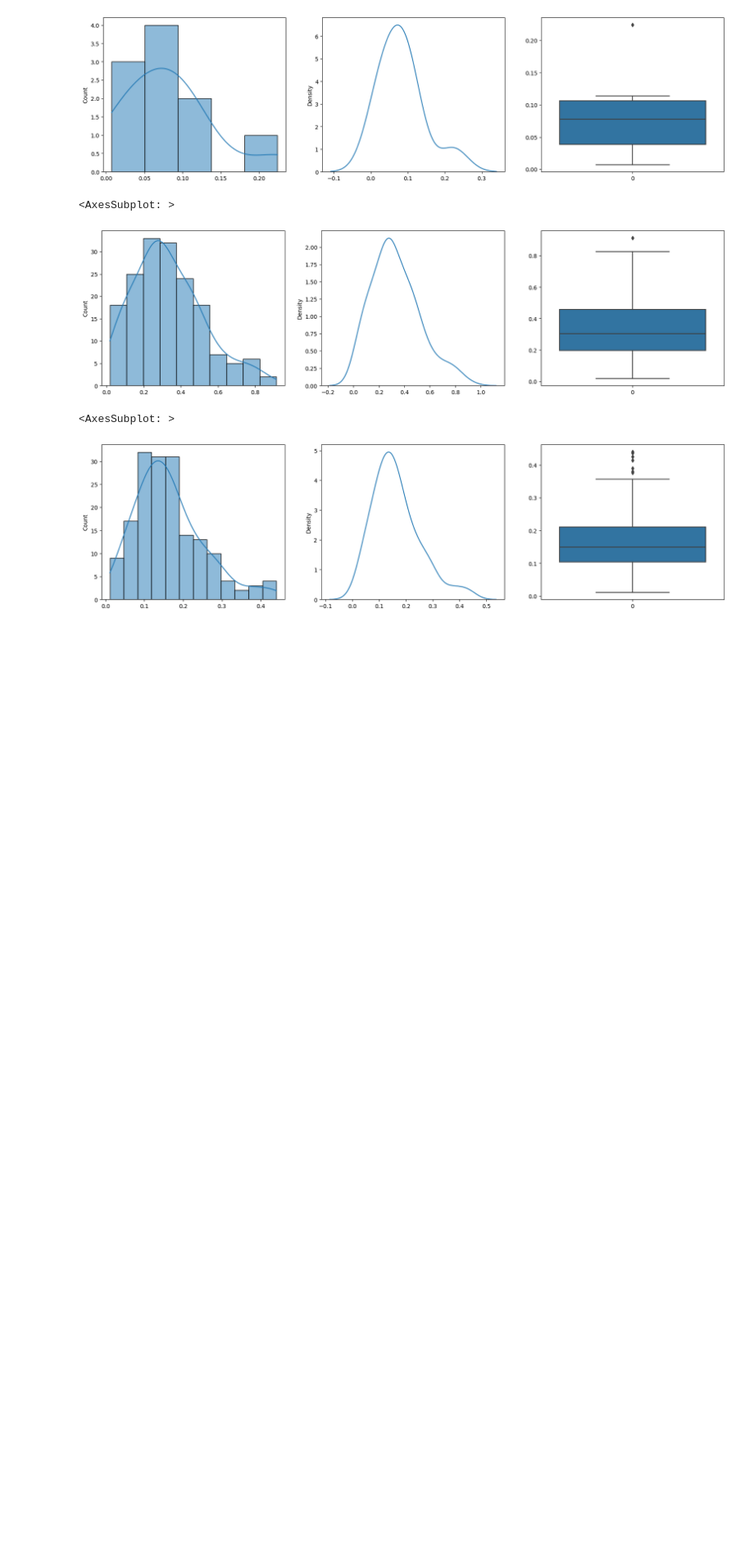
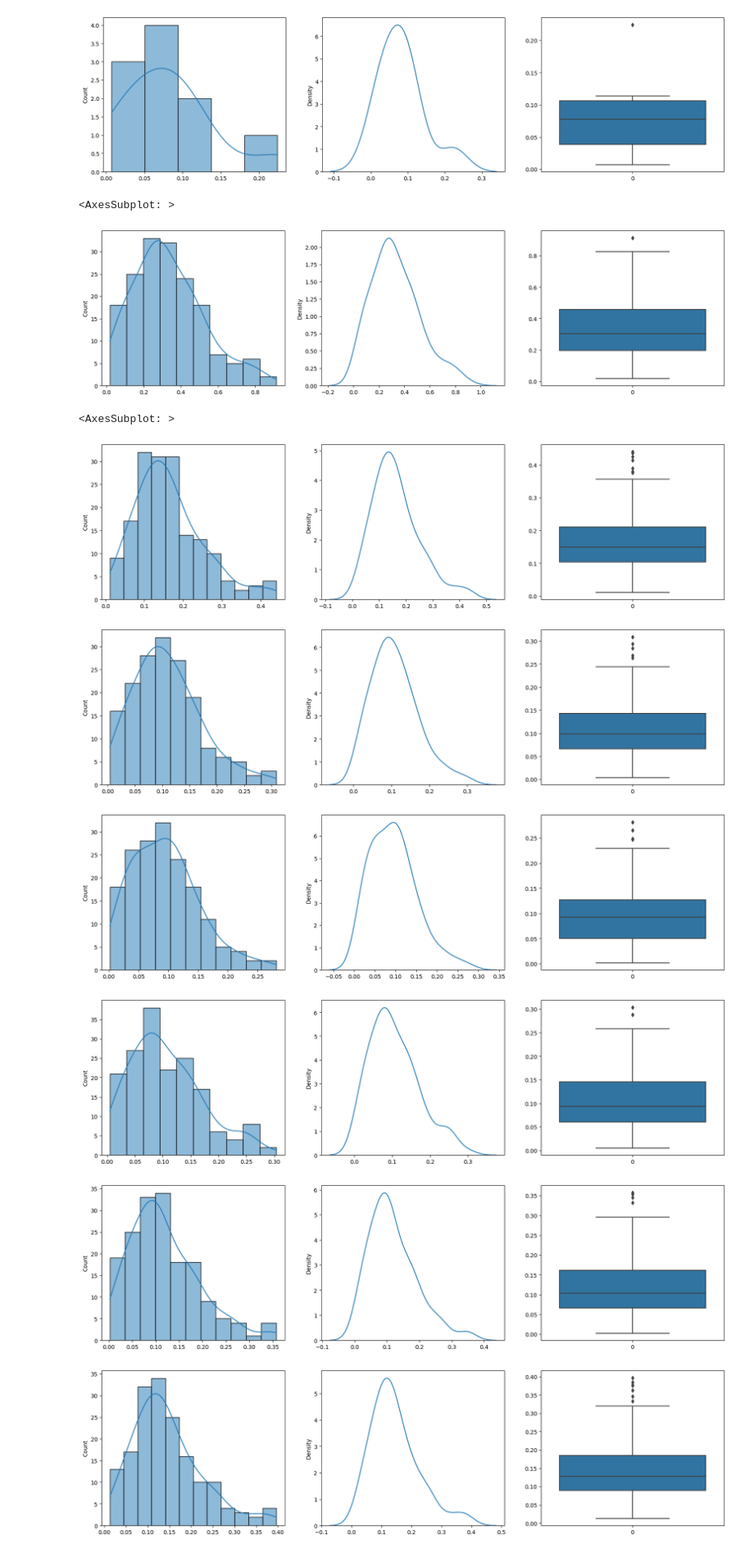
Before and after one commit to PushpitaJoardar/AV, a Jupyter notebook: src/notebooks/Behavior_Hypotheses_straight_line.ipynb, the cells around one changed output. Shown at 82% size. Saved outputs shown, nothing was run; the diff lists cells and outputs as text; code cells hidden in the pictures; blank space fills up the shorter version.

Commit message:
updated graphs for straight path

```diff
--- a/src/notebooks/Behavior_Hypotheses_straight_line.ipynb
+++ b/src/notebooks/Behavior_Hypotheses_straight_line.ipynb
@@ -223,3 +223,19 @@ sns.boxplot(ades, ax=axs[2])
 # %% [output]
 <AxesSubplot: >
 [figure]
+# %%
+prevD = 0
+for d in range(1, 6):
+    tracksDf = cleanPedDf[(cleanPedDf["displacementY"] >= prevD) & (cleanPedDf["displacementY"] < d)].copy()
+    prevD = d
+    ades = adeCalculator.getADEs(tracksDf, idCol = 'uniqueTrackId', xCol = 'localX', yCol = 'localY')
+    fig, axs = plt.subplots(ncols=3, figsize=(20, 5))
+    sns.histplot(ades, kde='true', ax=axs[0])
+    sns.kdeplot(ades, ax=axs[1])
+    sns.boxplot(ades, ax=axs[2])
+# %% [output]
+[figure, added]
+[figure, added]
+[figure, added]
+[figure, added]
+[figure, added]
```
Also changed, not shown: parts of 2 cells of this notebook, 1 other file.
